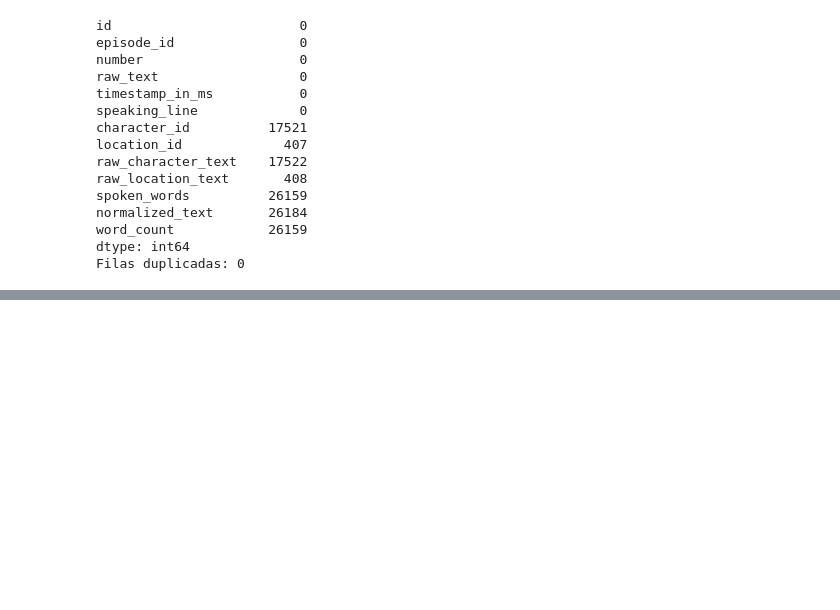
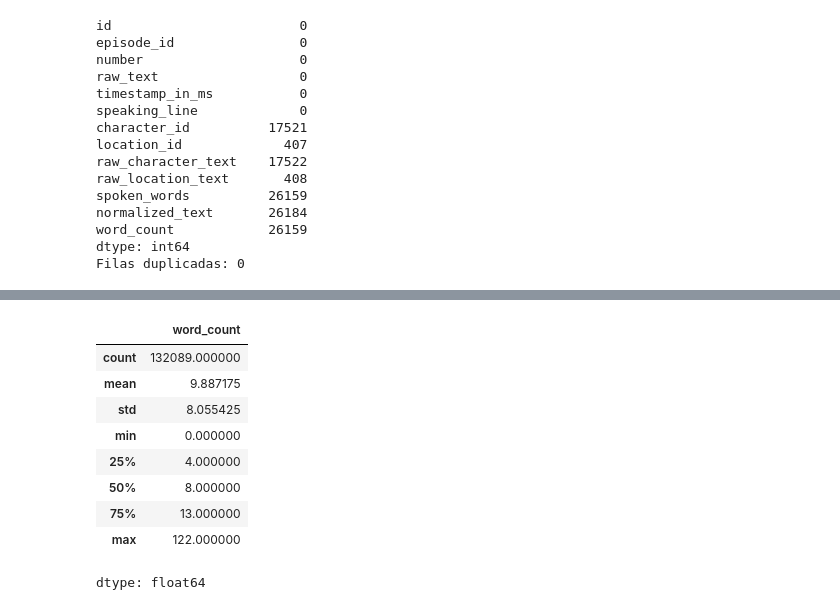
Before and after one commit to enedenao/tp_labo, a Jupyter notebook: notebook.ipynb, the cells around one changed output, grey strips where cells are left out. Saved outputs shown, nothing was run; the diff lists cells and outputs as text; code cells hidden in the pictures; blank space fills up the shorter version.

```diff
--- a/notebook.ipynb
+++ b/notebook.ipynb
@@ -219,0 +216,15 @@ dtype: int64
+# %%
+dialogos["word_count"].describe()
+#Las 132.089 líneas con palabras registradas tienen en promedio casi 10 palabras, con una mediana de 8: predominan los diálogos breves.
+#El mínimo es 0, lo que indica algunas líneas habladas sin palabras contabilizadas (corresponde a los null)
+# %% [output]
+|  | word_count |
+| count | 132089.000000 |
+| mean | 9.887175 |
+| std | 8.055425 |
+| min | 0.000000 |
+| 25% | 4.000000 |
+| 50% | 8.000000 |
+| 75% | 13.000000 |
+| max | 122.000000 |
+dtype: float64
```
Also changed, not shown: parts of 11 cells of this notebook.
